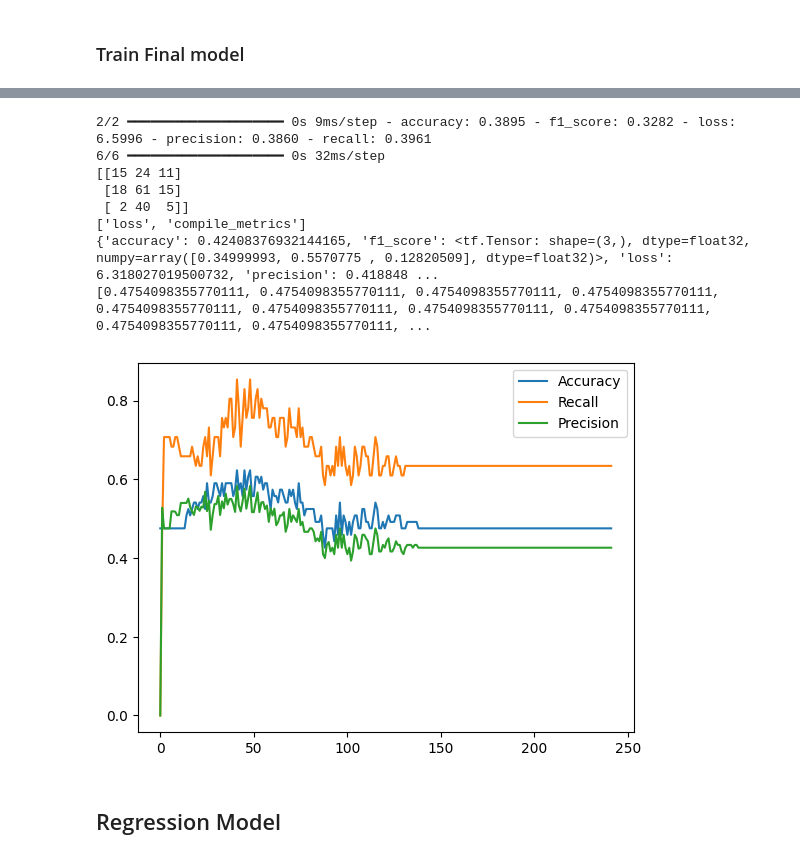
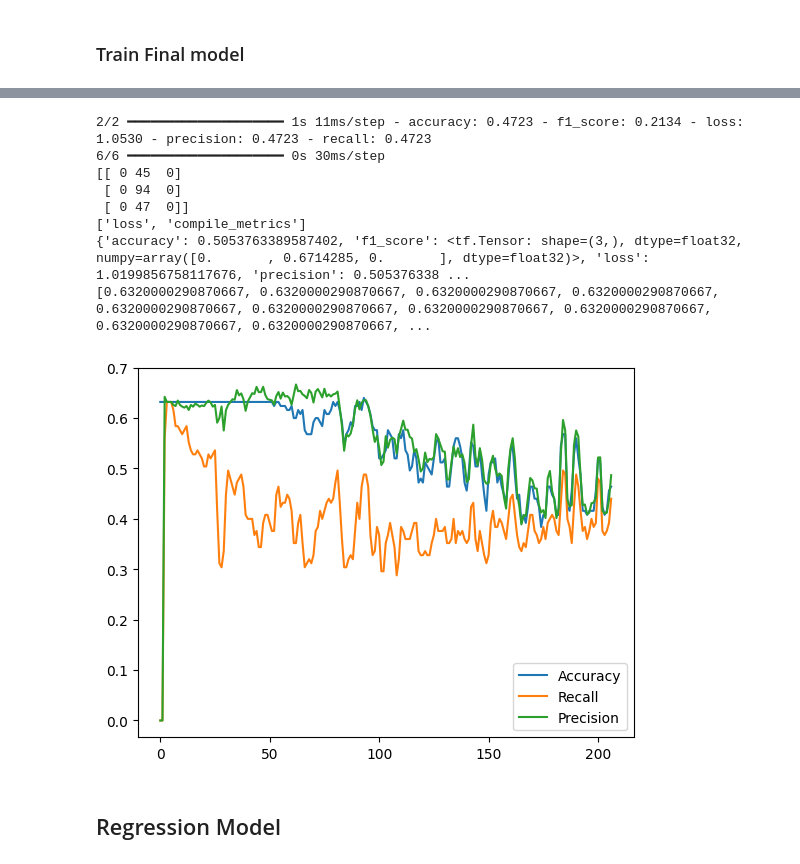
Before and after one commit to ardaergin/DMT, a Jupyter notebook: assignment_1_deep_learning_methods.ipynb, the cells around one changed output, grey strips where cells are left out. Saved outputs shown, nothing was run; the diff lists cells and outputs as text; code cells hidden in the pictures.

Commit message:
Added correct model loading

```diff
--- a/assignment_1_deep_learning_methods.ipynb
+++ b/assignment_1_deep_learning_methods.ipynb
@@ -444,7 +446,7 @@ lr=0.001468
 lstm_units=76
 encoding_layers=2
 classification_layers=3
-dropout=6.862e-05
+dropout=0.4
 
 
 LSTM_model_final = get_classification_model(encoding_layers, classification_layers, lstm_units, dropout)
@@ -494,37 +495,38 @@ KeyboardInterrupt:
 # %%
 from sklearn.metrics import confusion_matrix
 
 
-#LSTM_model_final =
+LSTM_model_final = tf.keras.models.load_model('./models/classification_mdl_wts.keras')
+
 # evaluate final model
 results_test = LSTM_model_final.evaluate(X_test_classification, Y_test_classification, batch_size=128, return_dict=True)
 #Predict
 y_prediction = LSTM_model_final.predict(X_test_classification)
 y_prediction = np.argmax(y_prediction, axis = 1)
 y_test=np.argmax(Y_test_classification, axis=1)
 #Create confusion matrix and normalizes it over predicted (columns)
 result = confusion_matrix(y_test, y_prediction)
 print(result)
 print(LSTM_model_final.metrics_names)
 print(results_test)
 print(history.history["val_accuracy"])
 
 plt.plot(range(len(history.history["val_accuracy"])), history.history["val_accuracy"], label="Accuracy")
 plt.plot(range(len(history.history["val_recall"])), history.history["val_recall"],label="Recall")
 plt.plot(range(len(history.history["val_precision"])), history.history["val_precision"], label="Precision")
 #plt.plot(range(len(history.history["val_f1_score"])), history.history["val_f1_score"], label="$F_1$-Score")
 plt.legend()
 plt.savefig("./figures/classification_dl")
 # %% [output]
-2/2 ━━━━━━━━━━━━━━━━━━━━ 0s 9ms/step - accuracy: 0.3895 - f1_score: 0.3282 - loss: 6.5996 - precision: 0.3860 - recall: 0.3961
-6/6 ━━━━━━━━━━━━━━━━━━━━ 0s 32ms/step
-[[15 24 11]
- [18 61 15]
- [ 2 40  5]]
+2/2 ━━━━━━━━━━━━━━━━━━━━ 1s 11ms/step - accuracy: 0.4723 - f1_score: 0.2134 - loss: 1.0530 - precision: 0.4723 - recall: 0.4723
+6/6 ━━━━━━━━━━━━━━━━━━━━ 0s 30ms/step
+[[ 0 45  0]
+ [ 0 94  0]
+ [ 0 47  0]]
 ['loss', 'compile_metrics']
-{'accuracy': 0.42408376932144165, 'f1_score': <tf.Tensor: shape=(3,), dtype=float32, numpy=array([0.34999993, 0.5570775 , 0.12820509], dtype=float32)>, 'loss': 6.318027019500732, 'precision': 0.418848 ...
-[0.4754098355770111, 0.4754098355770111, 0.4754098355770111, 0.4754098355770111, 0.4754098355770111, 0.4754098355770111, 0.4754098355770111, 0.4754098355770111, 0.4754098355770111, 0.4754098355770111, ...
+{'accuracy': 0.5053763389587402, 'f1_score': <tf.Tensor: shape=(3,), dtype=float32, numpy=array([0.       , 0.6714285, 0.       ], dtype=float32)>, 'loss': 1.0199856758117676, 'precision': 0.505376338 ...
+[0.6320000290870667, 0.6320000290870667, 0.6320000290870667, 0.6320000290870667, 0.6320000290870667, 0.6320000290870667, 0.6320000290870667, 0.6320000290870667, 0.6320000290870667, 0.6320000290870667, ...
-[figure, old version]
+[figure, new version]
 # %% [markdown]
 ## Regression Model
 # %%
```
Also changed, not shown: parts of 4 cells of this notebook.
